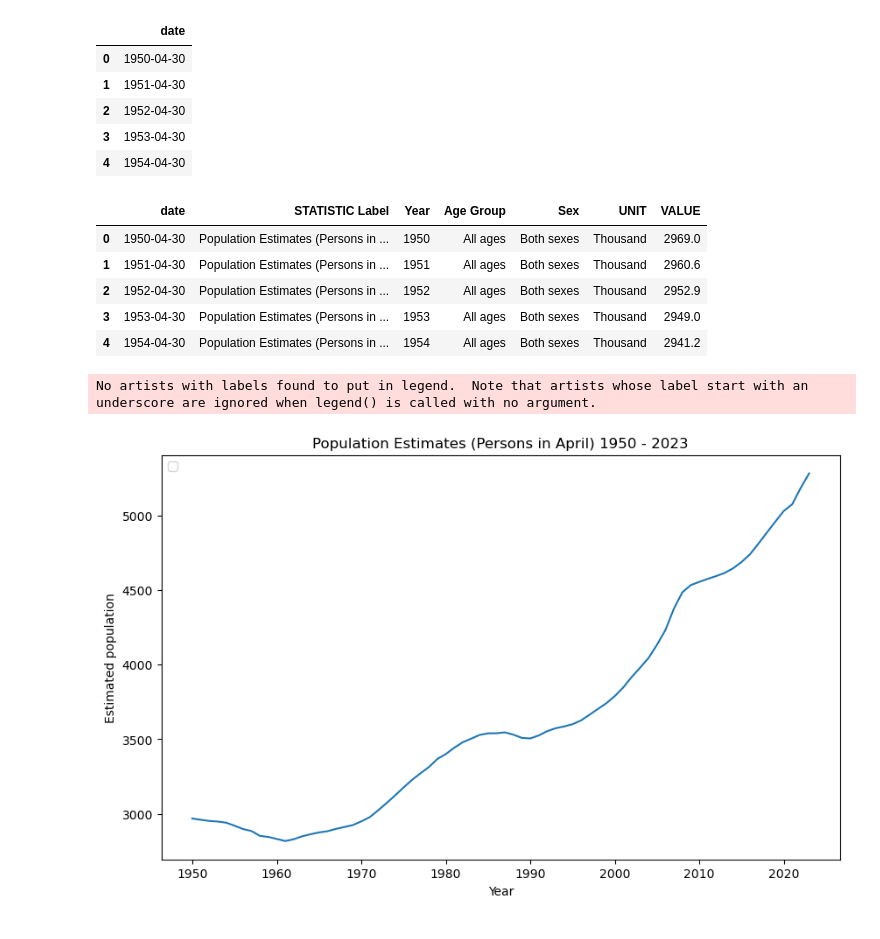
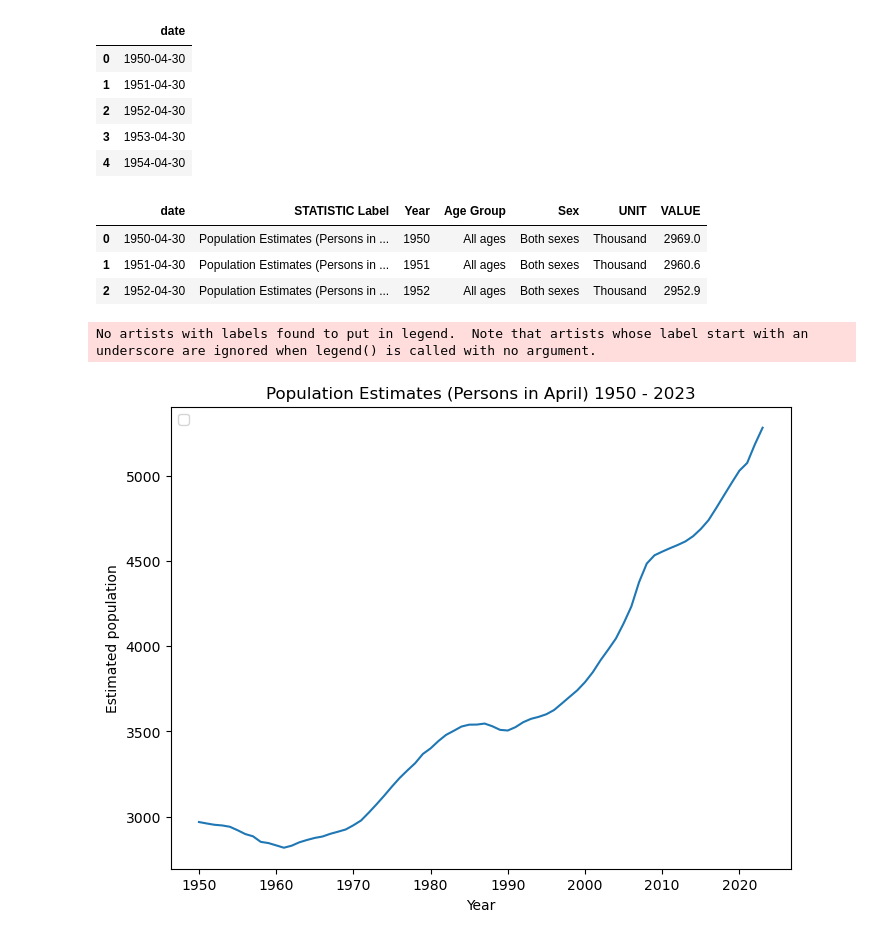
Before and after one commit to shanekeenan/prog_data_analysis, a Jupyter notebook: project1/project1.ipynb, the cells around one changed output. Saved outputs shown, nothing was run; the diff lists cells and outputs as text; code cells hidden in the pictures.

```diff
--- a/project1/project1.ipynb
+++ b/project1/project1.ipynb
@@ -467,27 +419,21 @@ df_idx3.head()
 | 4 | 1954-04-30 |
 # %%
 real_pop_filtered_idx3 = pd.concat([df_idx3, real_pop_filtered1], axis = 1)
-real_pop_filtered_idx3.head(5) # it worked when the indexes are the same and the column length
+real_pop_filtered_idx3.head(3) # it worked when the indexes are the same and the column length
 # %% [output]
 |  | date | STATISTIC Label | Year | Age Group | Sex | UNIT | VALUE |
 | 0 | 1950-04-30 | Population Estimates (Persons in ... | 1950 | All ages | Both sexes | Thousand | 2969.0 |
 | 1 | 1951-04-30 | Population Estimates (Persons in ... | 1951 | All ages | Both sexes | Thousand | 2960.6 |
 | 2 | 1952-04-30 | Population Estimates (Persons in ... | 1952 | All ages | Both sexes | Thousand | 2952.9 |
-| 3 | 1953-04-30 | Population Estimates (Persons in ... | 1953 | All ages | Both sexes | Thousand | 2949.0 |
-| 4 | 1954-04-30 | Population Estimates (Persons in ... | 1954 | All ages | Both sexes | Thousand | 2941.2 |
 # %%
-fig, ax = plt.subplots(figsize=(10, 6))
+fig, ax = plt.subplots(figsize=(8, 6))
 plt.plot(real_pop_filtered_idx3['Year'], real_pop_filtered_idx3['VALUE'])
 plt.xlabel('Year')
 plt.ylabel('Estimated population')
 plt.title('Population Estimates (Persons in April) 1950 - 2023')
 plt.legend(loc="upper left")
 plt.show()
-#ax.xaxis.set_major_locator(mdates.MonthLocator())
-#ax.xaxis.set_major_formatter(mdates.DateFormatter('%Y'))
-#ax.xaxis.set_major_locator(mdates.YearLocator())
-#ax.xaxis.set_major_locator(MultipleLocator(base=10))
 # %% [output]
 No artists with labels found to put in legend.  Note that artists whose label start with an underscore are ignored when legend() is called with no argument.
-[figure, old version]
+[figure, new version]
 # %%
```
Also changed, not shown: parts of 14 cells of this notebook.
